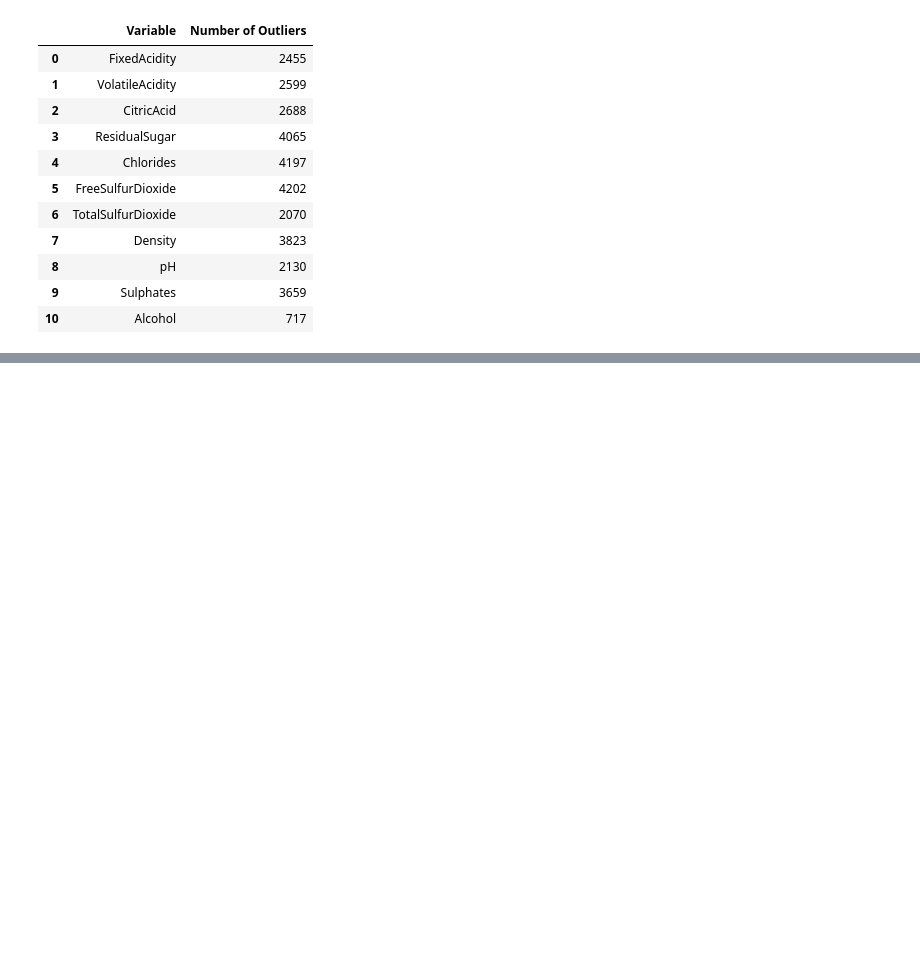
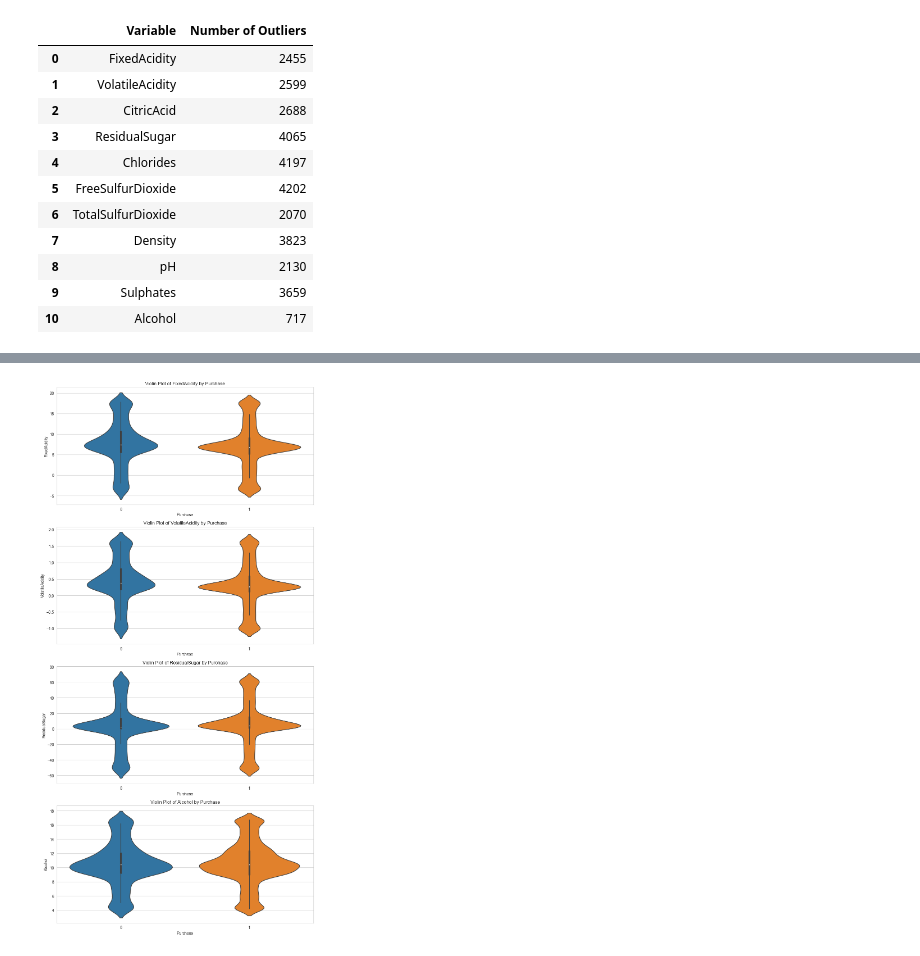
Before and after one commit to MichaelRocchio/msds_410, a Jupyter notebook: Assignment_8/rocchio_assign8.ipynb, the cells around one changed output, grey strips where cells are left out. Drawn from its saved outputs; the diff is of its cells as text; code cells hidden in the pictures; blank space fills up the shorter version.

```diff
--- a/Assignment_8/rocchio_assign8.ipynb
+++ b/Assignment_8/rocchio_assign8.ipynb
@@ -373,0 +392,13 @@ post_outliers_df
+# %%
+selected_columns = ['FixedAcidity', 'VolatileAcidity', 'ResidualSugar', 'Alcohol']
+fig, axes = plt.subplots(nrows=len(selected_columns), figsize=(10, 20))
+
+for i, column in enumerate(selected_columns):
+    sns.violinplot(x=wine_df['Purchase'], y=wine_df[column], ax=axes[i])
+    axes[i].set_title(f'Violin Plot of {column} by Purchase')
+    axes[i].set_ylabel(column)
+
+plt.tight_layout()
+plt.show()
+# %% [output]
+[figure, added]
```
Also changed, not shown: parts of 34 cells of this notebook.
